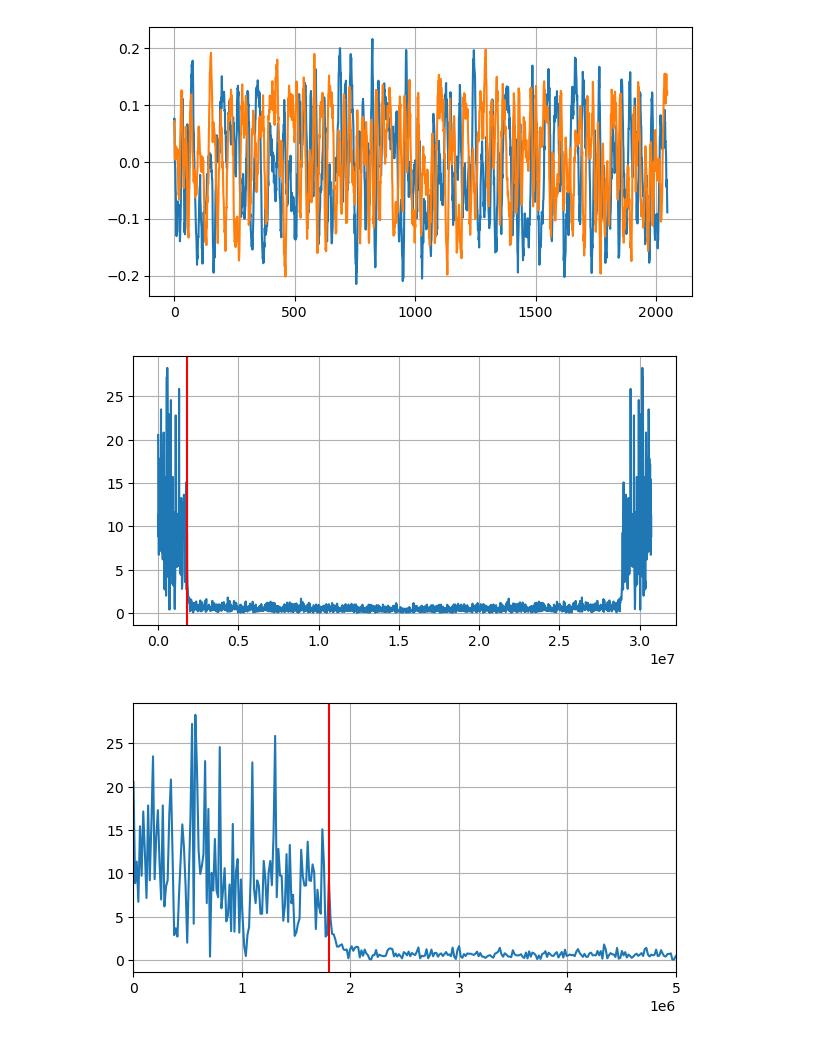
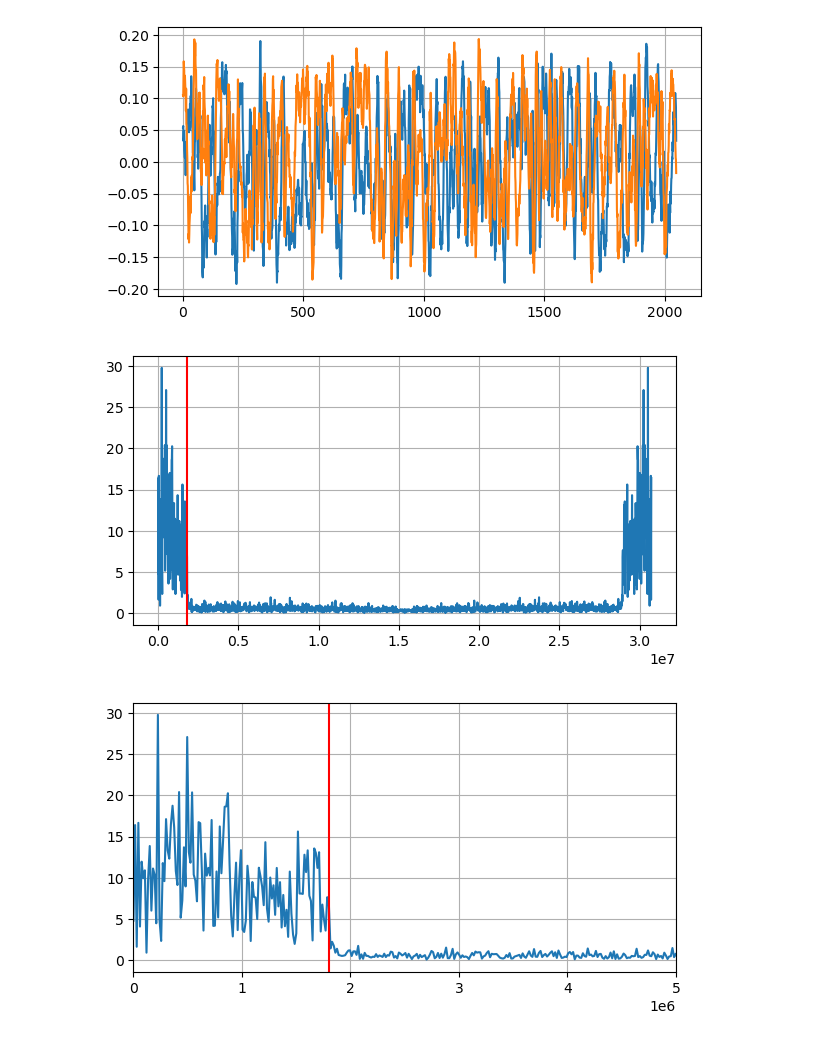
Before and after one commit to MiroslawZoladz/Nokia_ChSounding_DEstevez, a Jupyter notebook: DEstevez_LTE_Upliknk_demodulation.ipynb, the cells around one changed output. Saved outputs shown, nothing was run; the diff lists cells and outputs as text; code cells hidden in the pictures.

```diff
--- a/DEstevez_LTE_Upliknk_demodulation.ipynb
+++ b/DEstevez_LTE_Upliknk_demodulation.ipynb
@@ -24,12 +24,12 @@ delta_phi = -1.9
 
 x *= np.exp(1j*(2*np.pi*delta_f/fs*np.arange(x.size) + delta_phi))
 # %%
-x_roi = x[2*2048:3*2048]
+x_roi = x[100*2048:101*2048]
 plt.plot(np.real(x_roi))
 plt.plot(np.imag(x_roi))
 plt.grid()
 # %% [output]
-[figure, old version]
+[figure, new version]
 # %%
 fft_roi = fft.fft(np.real(x_roi))
 # %%
@@ -40,12 +40,12 @@ plt.plot(f,amp)
 plt.axvline(x = 1_800_000, color = 'r')
 plt.grid()
 # %% [output]
-[figure, old version]
+[figure, new version]
 # %%
 plt.plot(f,amp)
 plt.xlim(0,5000_000)
-plt.axvline(x = 1_800_000, color = 'r')
+plt.axvline(x = 1_800_000, color = 'r' )
 plt.grid()
 # %% [output]
-[figure, old version]
+[figure, new version]
 # %% [markdown]
```
Also changed, not shown: parts of 1 cell of this notebook, 1 other file.
